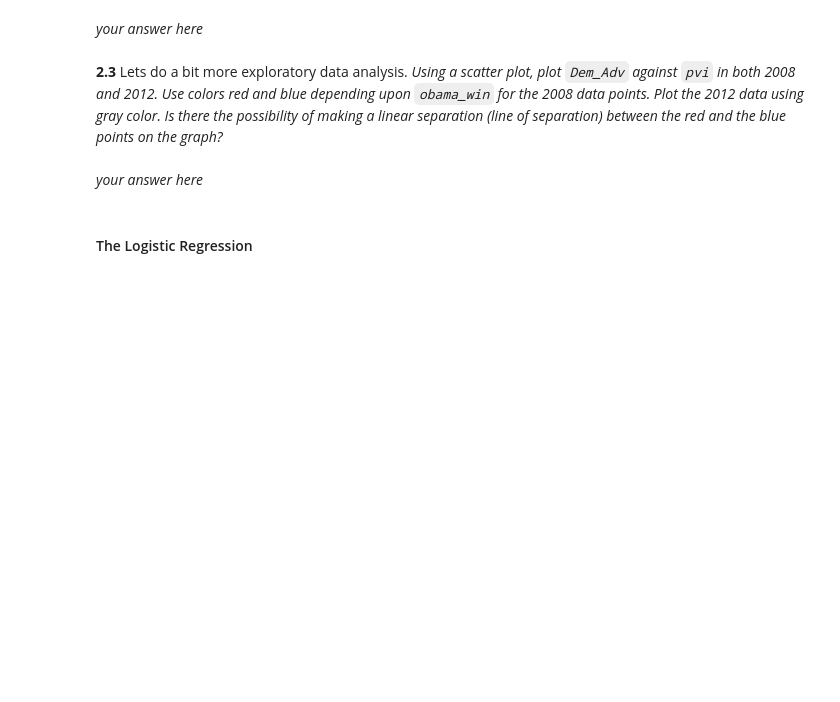
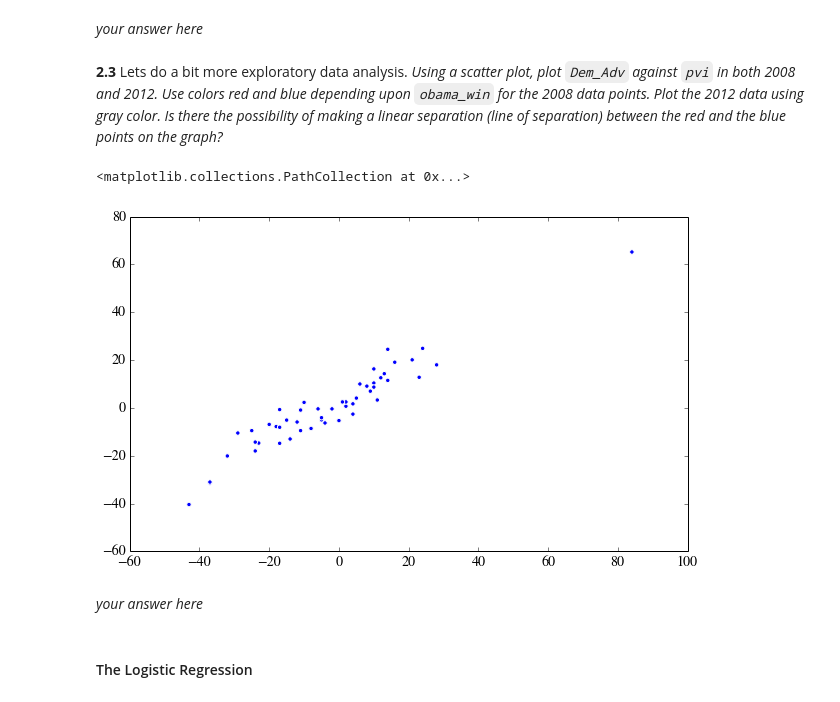
Before and after one commit to fahad623/cs109, a Jupyter notebook: content/HW2/HW2.ipynb, the cells around one changed output. Cells and saved outputs as stored; diff of their text form; code cells hidden in the pictures; blank space fills up the shorter version.

```diff
--- a/content/HW2/HW2.ipynb
+++ b/content/HW2/HW2.ipynb
@@ -809,6 +881,10 @@ results2012.head()
 **2.3** Lets do a bit more exploratory data analysis. *Using a scatter plot, plot `Dem_Adv` against `pvi` in both 2008 and 2012. Use colors red and blue depending upon `obama_win` for the 2008 data points.  Plot the 2012 data using gray color. Is there the possibility of making a linear separation (line of separation) between the red and the blue points on the graph?*
 # %%
 #your code here
+plt.scatter(e2008.pvi, e2012.Dem_Adv)
+# %% [output]
+<matplotlib.collections.PathCollection at 0x...>
+[figure, added]
 # %% [markdown]
 *your answer here*
 # %% [markdown]
```
Also changed, not shown: parts of 12 cells of this notebook, 1 other file.
